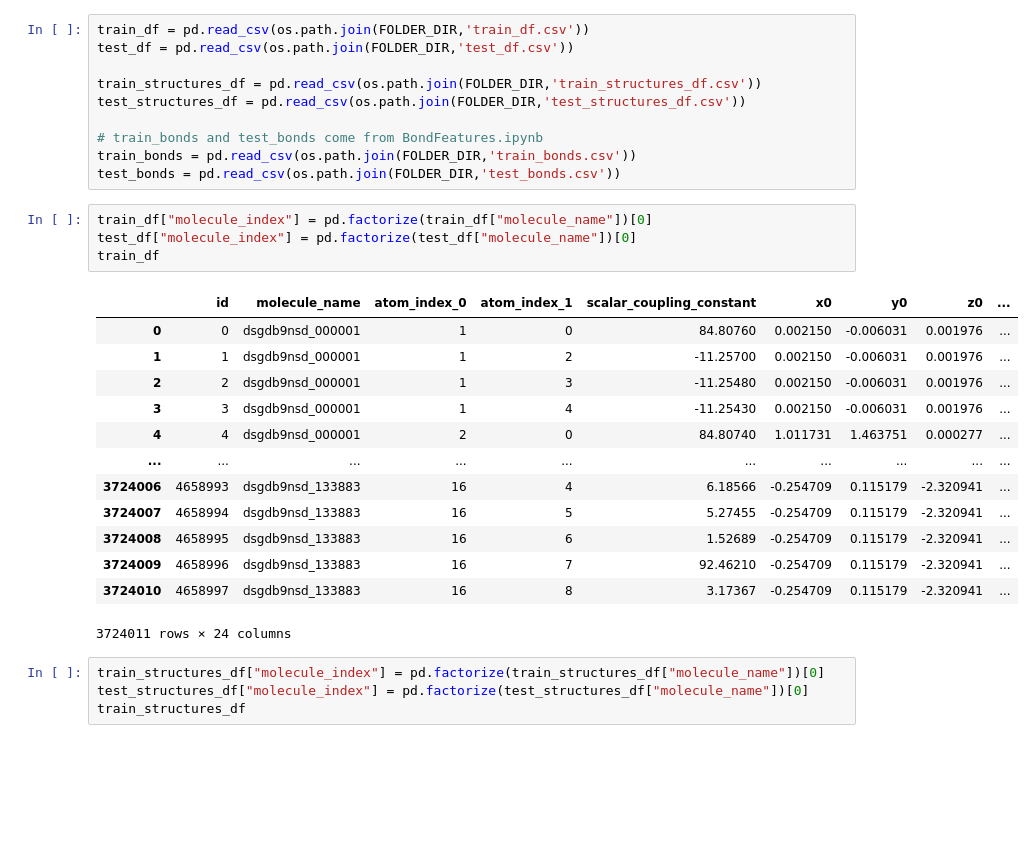
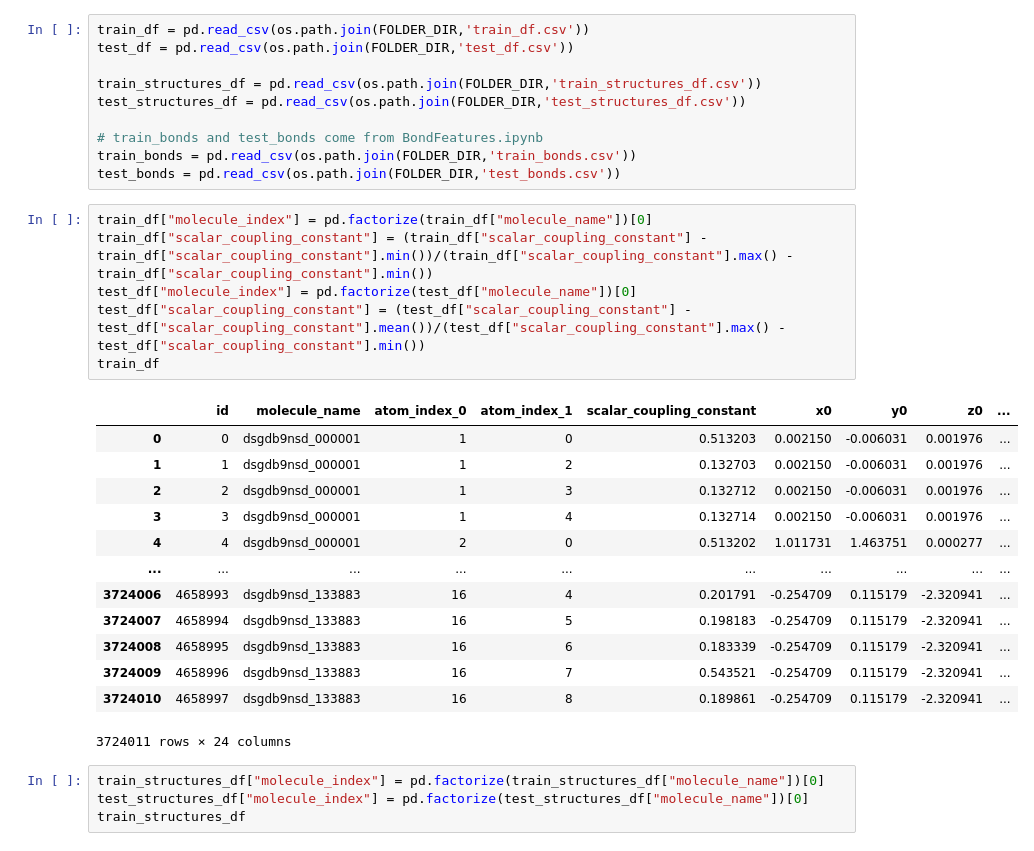
Before and after one commit to gauthavite/MolecularGNN, a Jupyter notebook: MPNN.ipynb, the cells around one changed output. Saved outputs shown, nothing was run; the diff lists cells and outputs as text; blank space fills up the shorter version.

```diff
--- a/MPNN.ipynb
+++ b/MPNN.ipynb
@@ -29,21 +28,23 @@ train_bonds = pd.read_csv(os.path.join(FOLDER_DIR,'train_bonds.csv'))
 test_bonds = pd.read_csv(os.path.join(FOLDER_DIR,'test_bonds.csv'))
 # %%
 train_df["molecule_index"] = pd.factorize(train_df["molecule_name"])[0]
+train_df["scalar_coupling_constant"] = (train_df["scalar_coupling_constant"] - train_df["scalar_coupling_constant"].min())/(train_df["scalar_coupling_constant"].max() - train_df["scalar_coupling_constant"].min())
 test_df["molecule_index"] = pd.factorize(test_df["molecule_name"])[0]
+test_df["scalar_coupling_constant"] = (test_df["scalar_coupling_constant"] - test_df["scalar_coupling_constant"].mean())/(test_df["scalar_coupling_constant"].max() - test_df["scalar_coupling_constant"].min())
 train_df
 # %% [output]
 |  | id | molecule_name | atom_index_0 | atom_index_1 | scalar_coupling_constant | x0 | y0 | z0 | ... |
-| 0 | 0 | dsgdb9nsd_000001 | 1 | 0 | 84.80760 | 0.002150 | -0.006031 | 0.001976 | ... |
-| 1 | 1 | dsgdb9nsd_000001 | 1 | 2 | -11.25700 | 0.002150 | -0.006031 | 0.001976 | ... |
-| 2 | 2 | dsgdb9nsd_000001 | 1 | 3 | -11.25480 | 0.002150 | -0.006031 | 0.001976 | ... |
-| 3 | 3 | dsgdb9nsd_000001 | 1 | 4 | -11.25430 | 0.002150 | -0.006031 | 0.001976 | ... |
-| 4 | 4 | dsgdb9nsd_000001 | 2 | 0 | 84.80740 | 1.011731 | 1.463751 | 0.000277 | ... |
+| 0 | 0 | dsgdb9nsd_000001 | 1 | 0 | 0.513203 | 0.002150 | -0.006031 | 0.001976 | ... |
+| 1 | 1 | dsgdb9nsd_000001 | 1 | 2 | 0.132703 | 0.002150 | -0.006031 | 0.001976 | ... |
+| 2 | 2 | dsgdb9nsd_000001 | 1 | 3 | 0.132712 | 0.002150 | -0.006031 | 0.001976 | ... |
+| 3 | 3 | dsgdb9nsd_000001 | 1 | 4 | 0.132714 | 0.002150 | -0.006031 | 0.001976 | ... |
+| 4 | 4 | dsgdb9nsd_000001 | 2 | 0 | 0.513202 | 1.011731 | 1.463751 | 0.000277 | ... |
 | ... | ... | ... | ... | ... | ... | ... | ... | ... | ... |
-| 3724006 | 4658993 | dsgdb9nsd_133883 | 16 | 4 | 6.18566 | -0.254709 | 0.115179 | -2.320941 | ... |
-| 3724007 | 4658994 | dsgdb9nsd_133883 | 16 | 5 | 5.27455 | -0.254709 | 0.115179 | -2.320941 | ... |
-| 3724008 | 4658995 | dsgdb9nsd_133883 | 16 | 6 | 1.52689 | -0.254709 | 0.115179 | -2.320941 | ... |
-| 3724009 | 4658996 | dsgdb9nsd_133883 | 16 | 7 | 92.46210 | -0.254709 | 0.115179 | -2.320941 | ... |
-| 3724010 | 4658997 | dsgdb9nsd_133883 | 16 | 8 | 3.17367 | -0.254709 | 0.115179 | -2.320941 | ... |
+| 3724006 | 4658993 | dsgdb9nsd_133883 | 16 | 4 | 0.201791 | -0.254709 | 0.115179 | -2.320941 | ... |
+| 3724007 | 4658994 | dsgdb9nsd_133883 | 16 | 5 | 0.198183 | -0.254709 | 0.115179 | -2.320941 | ... |
+| 3724008 | 4658995 | dsgdb9nsd_133883 | 16 | 6 | 0.183339 | -0.254709 | 0.115179 | -2.320941 | ... |
+| 3724009 | 4658996 | dsgdb9nsd_133883 | 16 | 7 | 0.543521 | -0.254709 | 0.115179 | -2.320941 | ... |
+| 3724010 | 4658997 | dsgdb9nsd_133883 | 16 | 8 | 0.189861 | -0.254709 | 0.115179 | -2.320941 | ... |
 3724011 rows × 24 columns
 # %%
 train_structures_df["molecule_index"] = pd.factorize(train_structures_df["molecule_name"])[0]
```
Also changed, not shown: parts of 18 cells of this notebook, 1 other file.
